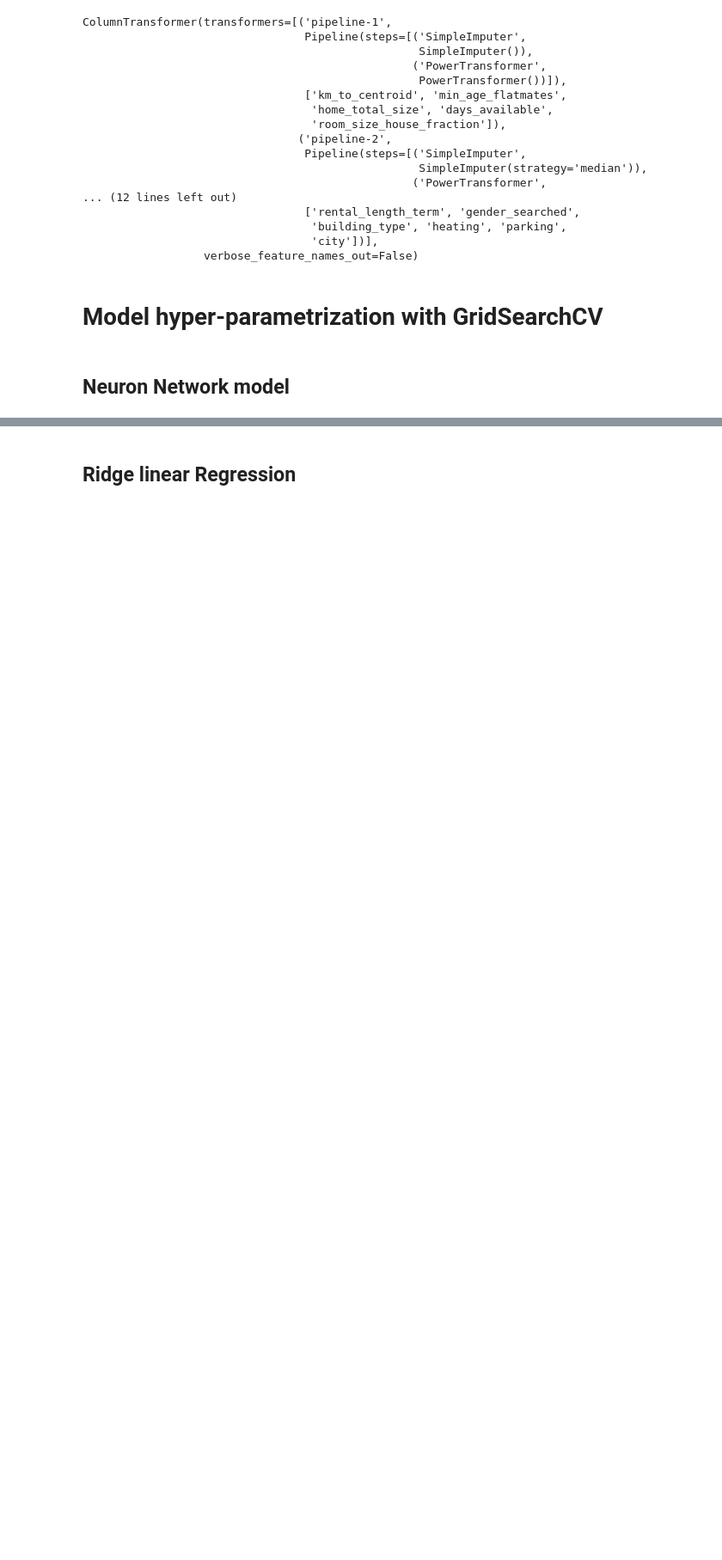
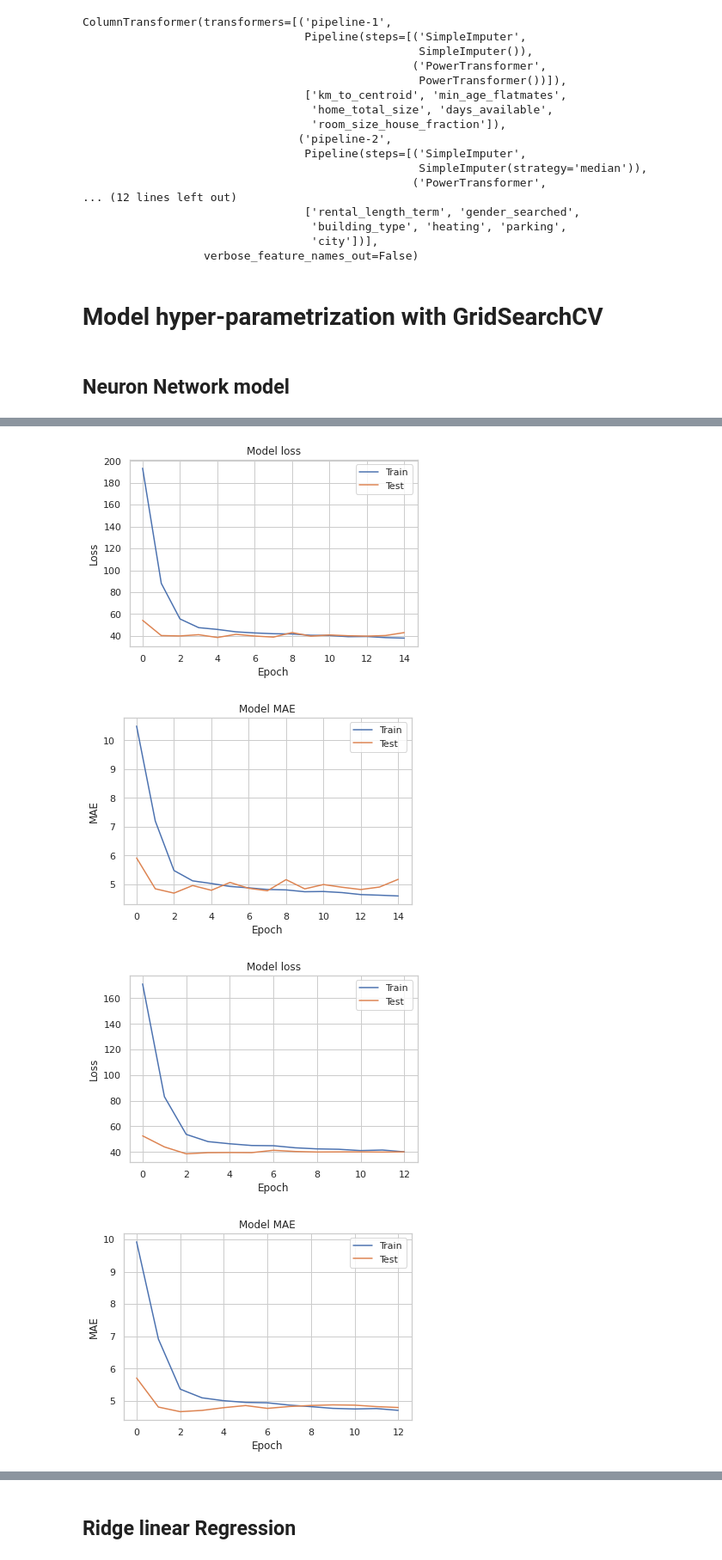
Before and after one commit to chvieira2/housing_crawler, a Jupyter notebook: notebooks/pipeline_preproc_model.ipynb, the cells around one changed output, grey strips where cells are left out. Shown at 86% size. Cells and saved outputs as stored; diff of their text form; code cells hidden in the pictures; blank space fills up the shorter version.

```diff
--- a/notebooks/pipeline_preproc_model.ipynb
+++ b/notebooks/pipeline_preproc_model.ipynb
@@ -881,0 +922,14 @@ def create_NN_model(nbr_features=len(X.columns),
+# %%
+# X_train, X_test, y_train, y_test = train_test_split(X, y, test_size=0.1, random_state=42)
+kf = KFold(n_splits=5)
+kf.get_n_splits(X)
+NeuralNetwork_models = []
+for train_index, test_index in kf.split(X):
+
+    # Split the data into train and test
+    X_train, X_test = np.array(X)[train_index], np.array(X)[test_index]
+    y_train, y_test = np.array(y)[train_index], np.array(y)[test_index]
+
+    NeuralNetwork_models.append(create_NN_model(X_train=X_train, y_train=y_train, input_dim =X_train.shape[1], fitting = True))
+#     NeuralNetwork_rsearch.summary()
+# %% [output]
@@ -881,0 +941,4 @@ def create_NN_model(nbr_features=len(X.columns),
+[figure, added]
+[figure, added]
+[figure, added]
+[figure, added]
```
Also changed, not shown: parts of 56 cells of this notebook, 6 other files.
